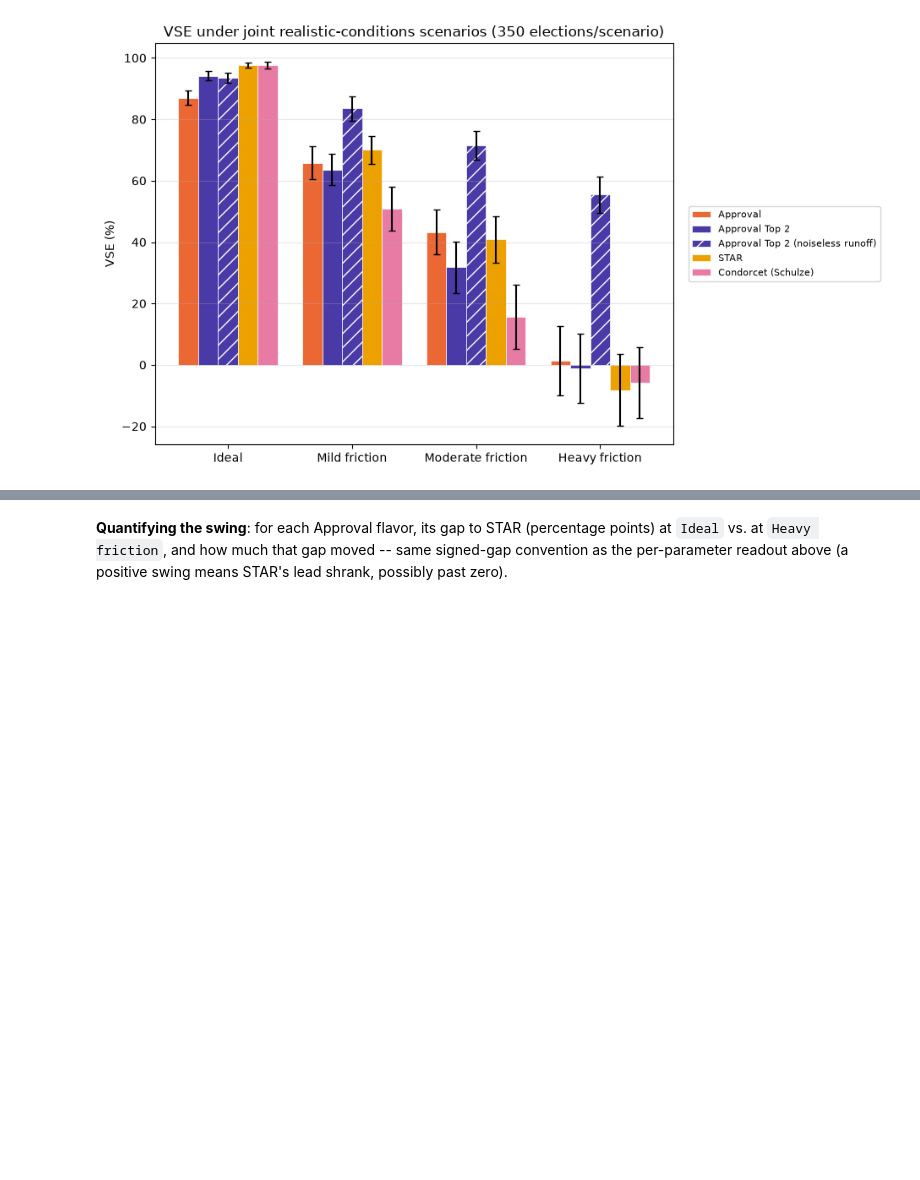
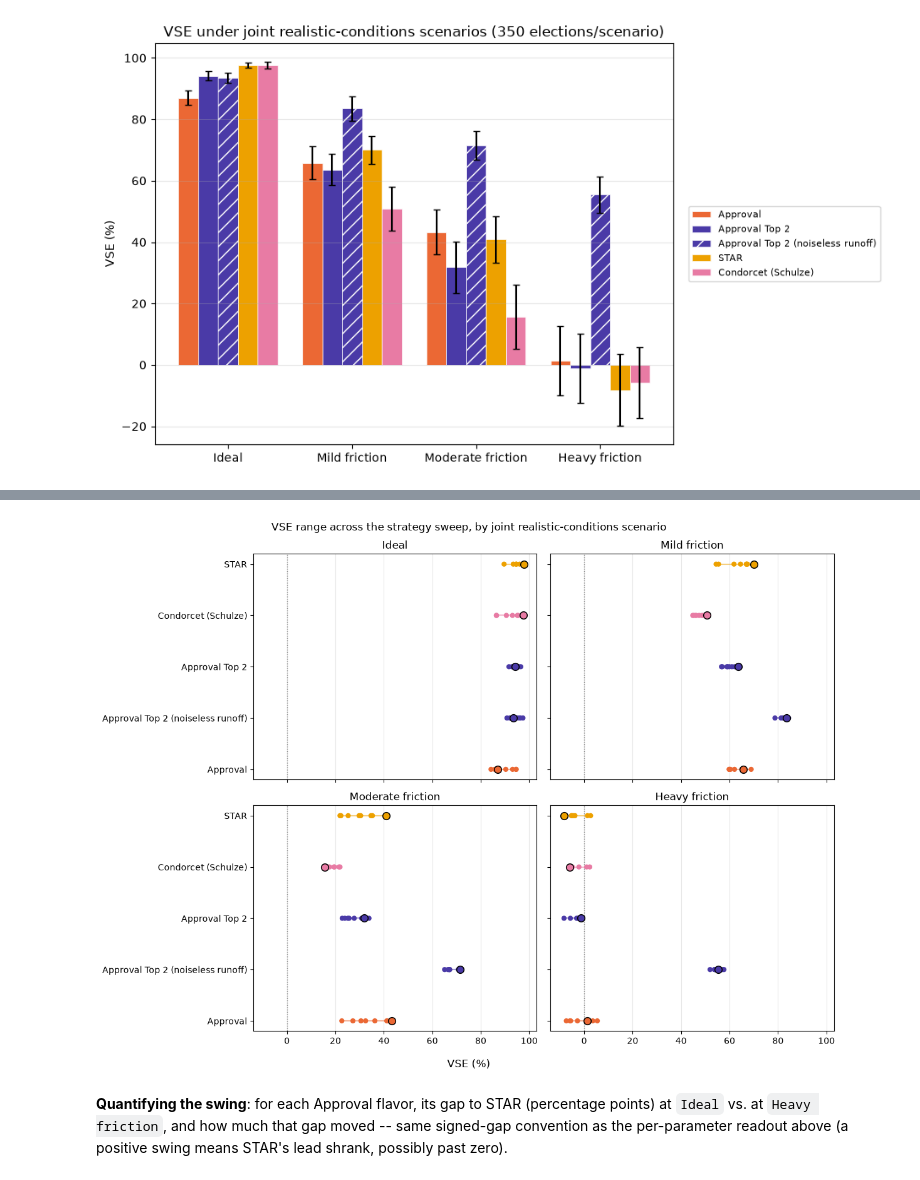
Before and after one commit to eigentaylor/vse-sim, a Jupyter notebook: notebooks/vse_checkpoint1.ipynb, the cells around one changed output, grey strips where cells are left out. Cells and saved outputs as stored; diff of their text form; code cells hidden in the pictures; blank space fills up the shorter version.

```diff
--- a/notebooks/vse_checkpoint1.ipynb
+++ b/notebooks/vse_checkpoint1.ipynb
@@ -2536,3 +2591,40 @@ plt.show()
+# %%
+_joint_row_order = sorted(
+    COMPARE_LABELS,
+    key=lambda label: joint_results["Ideal"][(label, "honBallot")][0],
+)
+
+fig, axes = plt.subplots(2, 2, figsize=(12, 9), sharex=True, sharey=True)
+for panel_i, name in enumerate(_scenario_names):
+    ax = axes.flat[panel_i]
+    scenario_results = joint_results[name]
+    for row_i, label in enumerate(_joint_row_order):
+        color = METHOD_COLORS[label]
+        vses = [mean_ * 100 for (lbl, chooser), (mean_, ci) in scenario_results.items() if lbl == label]
+        ax.plot([min(vses), max(vses)], [row_i, row_i], color=color, linewidth=1.5, alpha=0.5, zorder=1)
+        for (lbl, chooser), (mean_, ci) in scenario_results.items():
+            if lbl != label:
+                continue
+            is_honest = chooser == "honBallot"
+            ax.scatter(mean_ * 100, row_i,
+                       s=70 if is_honest else 35,
+                       color=color,
+                       edgecolors="black" if is_honest else "none",
+                       linewidths=1.1 if is_honest else 0,
+                       zorder=3 if is_honest else 2)
+    ax.axvline(0, color="gray", linewidth=1, linestyle=":", zorder=0)
+    ax.set_title(name)
+    ax.grid(True, axis="x", alpha=0.3)
+    ax.label_outer()
+
+axes.flat[0].set_yticks(range(len(_joint_row_order)))
+axes.flat[0].set_yticklabels(_joint_row_order)
+fig.supxlabel("VSE (%)")
+fig.suptitle("VSE range across the strategy sweep, by joint realistic-conditions scenario")
+plt.tight_layout()
+plt.show()
+# %% [output]
+[figure, added]
 # %% [markdown]
 **Quantifying the swing**: for each Approval flavor, its gap to STAR (percentage points) at
 `Ideal` vs. at `Heavy friction`, and how much that gap moved -- same signed-gap convention as the
```
Also changed, not shown: parts of 4 cells of this notebook.
